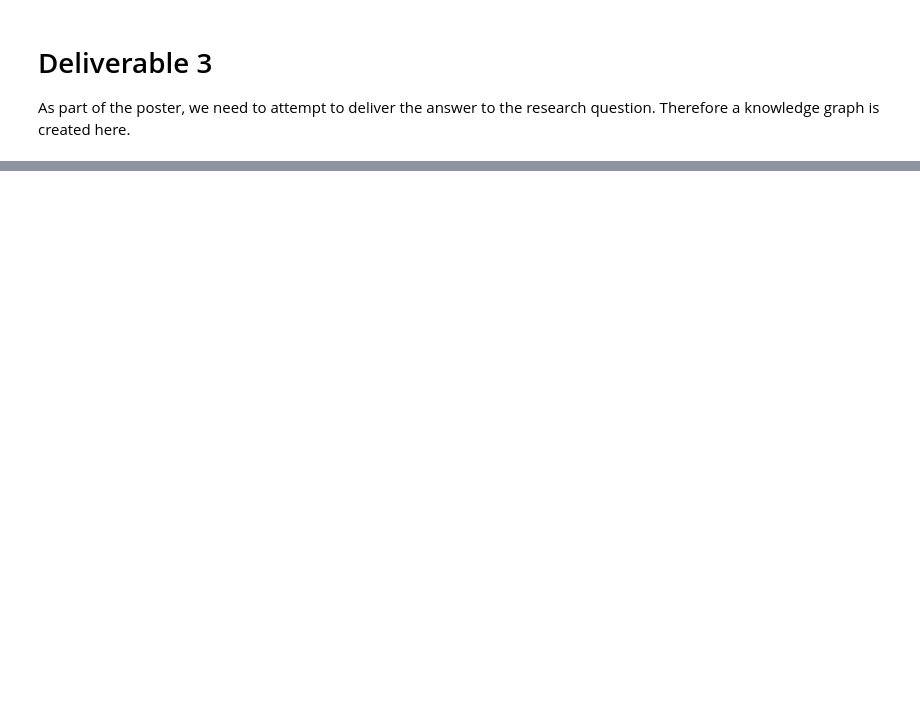
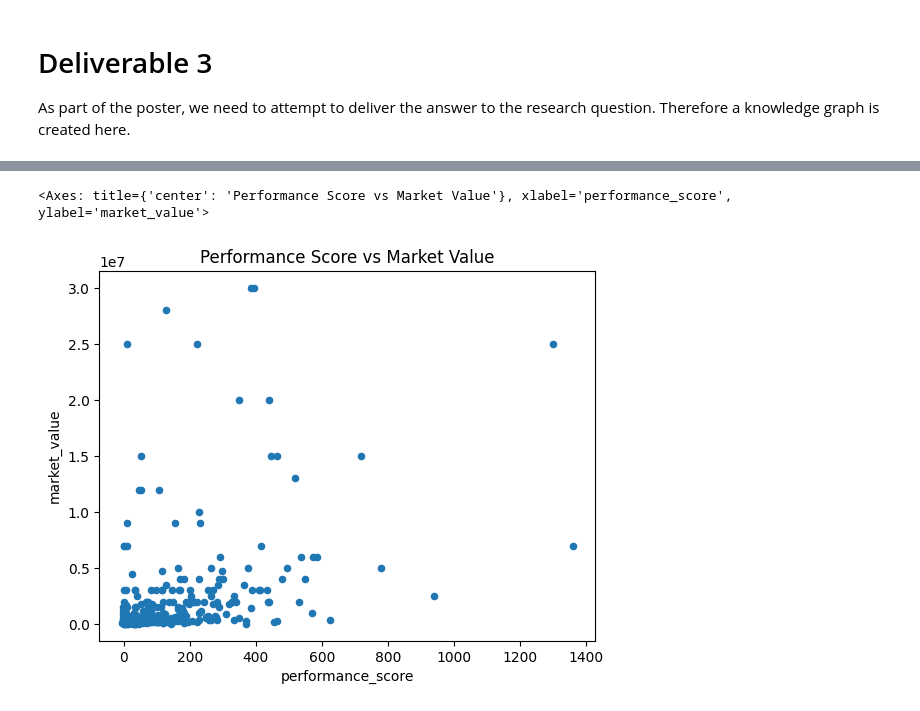
Before and after one commit to mrdbstn/2amd20, a Jupyter notebook: assignment.ipynb, the cells around one changed output, grey strips where cells are left out. Drawn from its saved outputs; the diff is of its cells as text; code cells hidden in the pictures; blank space fills up the shorter version.

```diff
--- a/assignment.ipynb
+++ b/assignment.ipynb
@@ -233,0 +313,32 @@ kg.serialize(cwd+"/knowledge_graph.ttl", format="turtle")
+# %%
+data = []
+for row in results:
+    data.append({
+        'player': str(row.player),
+        'player_name': str(row.player_name),
+        'goals': int(row.goals) if row.goals else 0,
+        'assists': int(row.assists) if row.assists else 0,
+        'minutes_played': int(row.minutes_played) if row.minutes_played else 0,
+        'yellow_cards': int(row.yellow_cards) if row.yellow_cards else 0,
+        'red_cards': int(row.red_cards) if row.red_cards else 0,
+        'market_value': float(row.market_value)
+    })
+# %%
+import pandas as pd
+df = pd.DataFrame(data)
+# %%
+# Group by player and aggregate metrics
+aggregated_df = df.groupby(['player', 'player_name', 'market_value']).agg({
+    'goals': 'sum',
+    'assists': 'sum',
+    'minutes_played': 'sum',
+    'yellow_cards': 'sum',
+    'red_cards': 'sum'
+}).reset_index()
+# %%
+# Define a performance score
+aggregated_df['performance_score'] = (aggregated_df['goals'] * 4 +
+                                      aggregated_df['assists'] * 3 +
+                                      aggregated_df['minutes_played'] / 90 -
+                                      aggregated_df['yellow_cards'] * 2 -
+                                      aggregated_df['red_cards'] * 5)
@@ -233,0 +354,5 @@ kg.serialize(cwd+"/knowledge_graph.ttl", format="turtle")
+# %%
+aggregated_df.plot(kind='scatter', x='performance_score', y='market_value', title='Performance Score vs Market Value')
+# %% [output]
+<Axes: title={'center': 'Performance Score vs Market Value'}, xlabel='performance_score', ylabel='market_value'>
+[figure, added]
```
Also changed, not shown: parts of 13 cells of this notebook, 1 other file.
